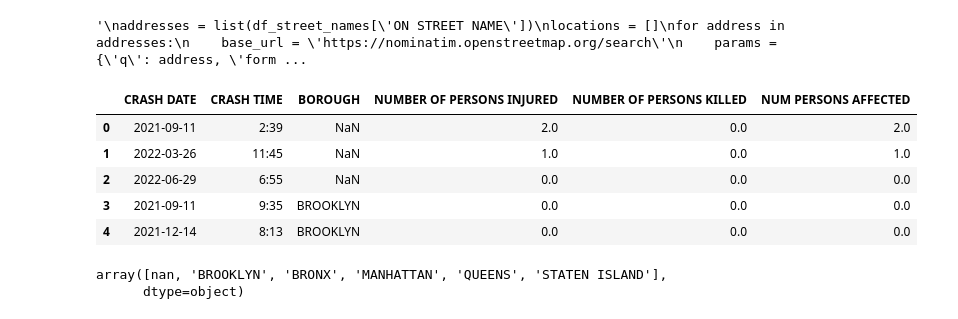
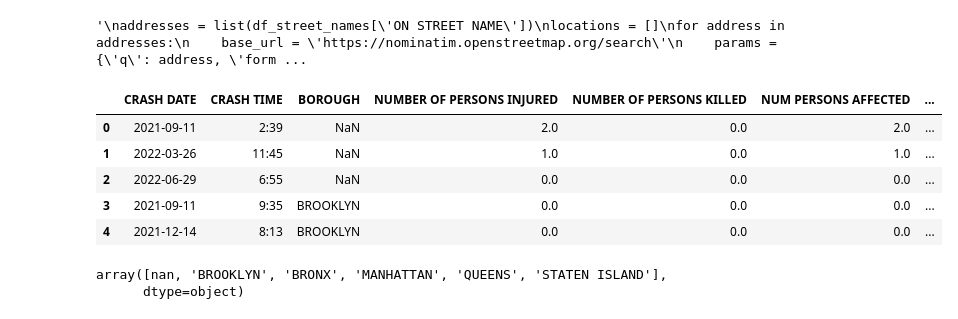
Before and after one commit to Y24-Y3/BigDataProject, a Jupyter notebook: NYC_Crashers.ipynb, the cells around one changed output. Cells and saved outputs as stored; diff of their text form; code cells hidden in the pictures.

```diff
--- a/NYC_Crashers.ipynb
+++ b/NYC_Crashers.ipynb
@@ -224,15 +134,15 @@ for address in addresses:
 # %%
 df['NUM PERSONS AFFECTED'] = df['NUMBER OF PERSONS INJURED'] + df['NUMBER OF PERSONS KILLED']
 # %%
-reg_df = df[['CRASH DATE', 'CRASH TIME', 'BOROUGH', 'NUMBER OF PERSONS INJURED', 'NUMBER OF PERSONS KILLED','NUM PERSONS AFFECTED']]
+reg_df = df[['CRASH DATE', 'CRASH TIME', 'BOROUGH', 'NUMBER OF PERSONS INJURED', 'NUMBER OF PERSONS KILLED','NUM PERSONS AFFECTED','LOCATION','LONGITUDE','LATITUDE']]
 reg_df.head()
 # %% [output]
-|  | CRASH DATE | CRASH TIME | BOROUGH | NUMBER OF PERSONS INJURED | NUMBER OF PERSONS KILLED | NUM PERSONS AFFECTED |
-| 0 | 2021-09-11 | 2:39 | NaN | 2.0 | 0.0 | 2.0 |
-| 1 | 2022-03-26 | 11:45 | NaN | 1.0 | 0.0 | 1.0 |
-| 2 | 2022-06-29 | 6:55 | NaN | 0.0 | 0.0 | 0.0 |
-| 3 | 2021-09-11 | 9:35 | BROOKLYN | 0.0 | 0.0 | 0.0 |
-| 4 | 2021-12-14 | 8:13 | BROOKLYN | 0.0 | 0.0 | 0.0 |
+|  | CRASH DATE | CRASH TIME | BOROUGH | NUMBER OF PERSONS INJURED | NUMBER OF PERSONS KILLED | NUM PERSONS AFFECTED | ... |
+| 0 | 2021-09-11 | 2:39 | NaN | 2.0 | 0.0 | 2.0 | ... |
+| 1 | 2022-03-26 | 11:45 | NaN | 1.0 | 0.0 | 1.0 | ... |
+| 2 | 2022-06-29 | 6:55 | NaN | 0.0 | 0.0 | 0.0 | ... |
+| 3 | 2021-09-11 | 9:35 | BROOKLYN | 0.0 | 0.0 | 0.0 | ... |
+| 4 | 2021-12-14 | 8:13 | BROOKLYN | 0.0 | 0.0 | 0.0 | ... |
 # %%
 reg_df['BOROUGH'].unique()
 # %% [output]
```
Also changed, not shown: parts of 24 cells of this notebook.
